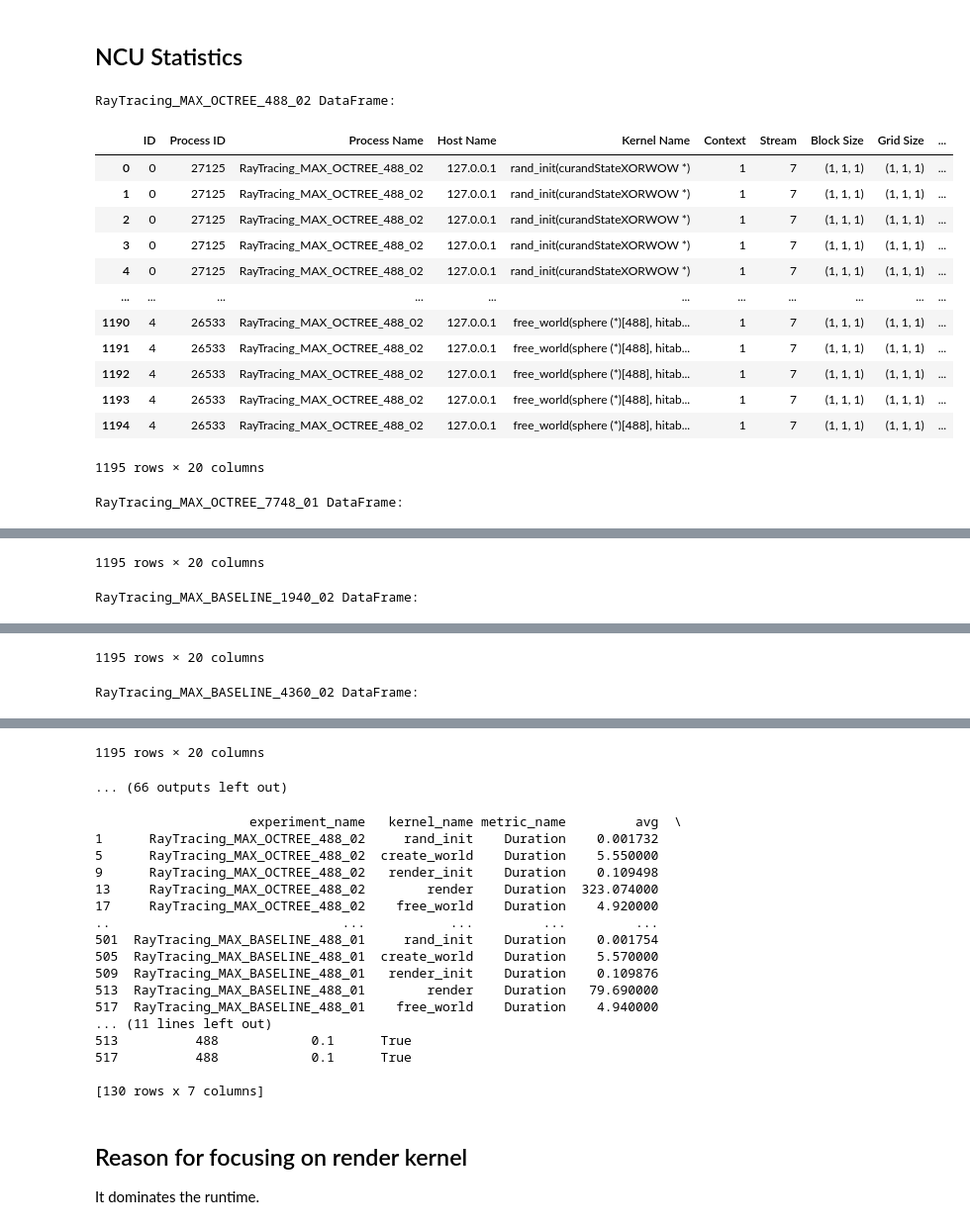
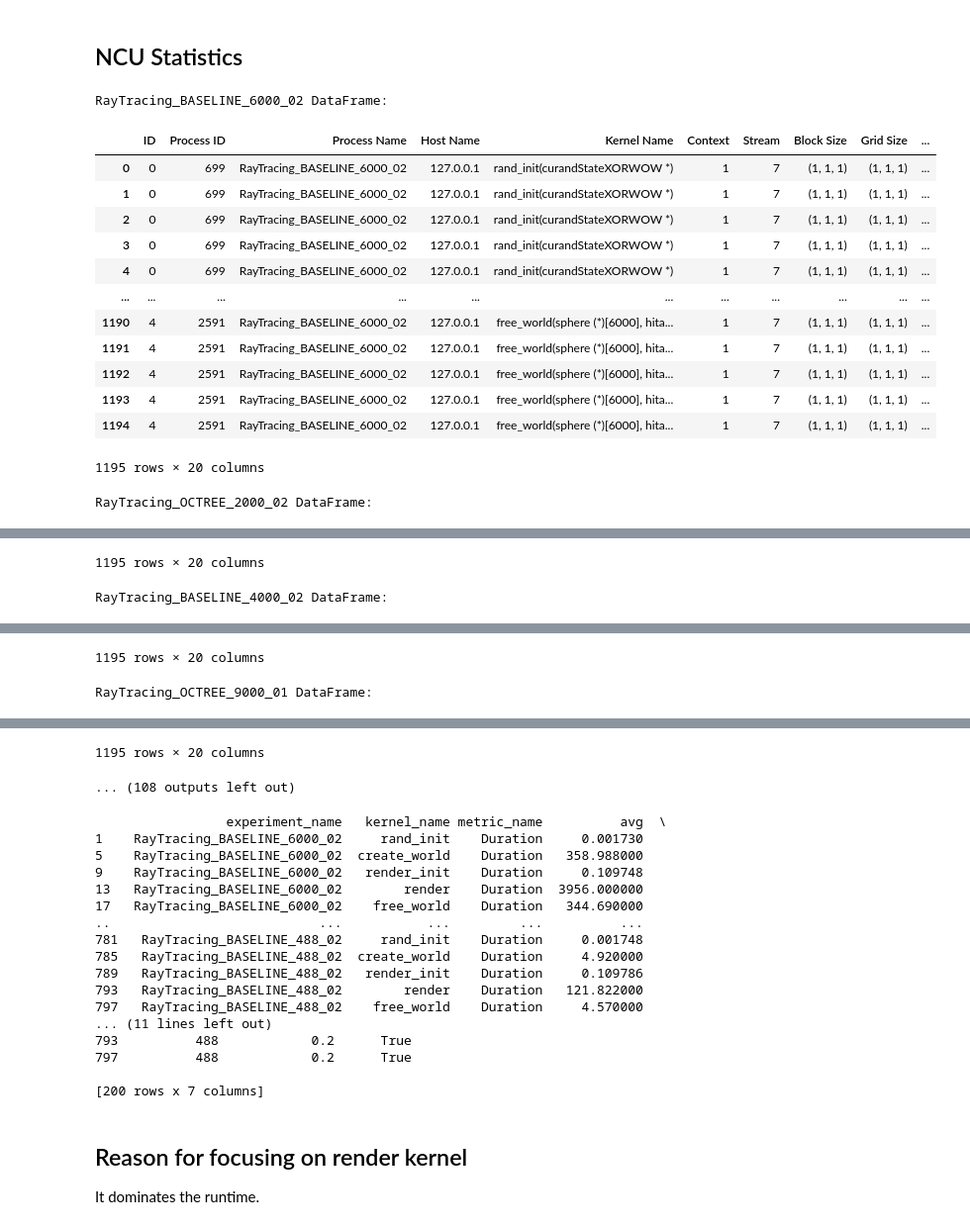
Before and after one commit to MuellerNico/DD2360-RayTracing, a Jupyter notebook: analysis/evaluations.ipynb, the cells around one changed output, grey strips where cells are left out. Shown at 99% size. Cells and saved outputs as stored; diff of their text form; code cells hidden in the pictures.

```diff
--- a/analysis/evaluations.ipynb
+++ b/analysis/evaluations.ipynb
@@ -22,43 +22,43 @@ plt.rcParams.update({
 # %%
 # this code chunk reads the data from the 5 ncu csvs into a dataframe for each experiment
 # the id column distinguishes between the 5 repetitions of the experiment
 # path to experiments folder
-experiments_path = './experiments'
+experiments_path = './experiments_new'
 
 experiment_dataframes = {}
 
 for experiment in os.listdir(experiments_path):
     experiment_folder = os.path.join(experiments_path, experiment)
 
     if os.path.isdir(experiment_folder):
         csv_files = [f for f in os.listdir(experiment_folder) if (f.endswith('.csv') and not f.endswith('gpu_memory.csv'))]
 
         dfs = []
         for csv_file in csv_files:
             file_path = os.path.join(experiment_folder, csv_file)
             df = pd.read_csv(file_path)
             dfs.append(df)
 
         experiment_dataframes[experiment] = pd.concat(dfs, ignore_index=True)
 
 # display head of each experiment
 for experiment, df in experiment_dataframes.items():
     print(f"\n{experiment} DataFrame:")
     display(df)
 # %% [output]
-RayTracing_MAX_OCTREE_488_02 DataFrame:
+RayTracing_BASELINE_6000_02 DataFrame:
 |  | ID | Process ID | Process Name | Host Name | Kernel Name | Context | Stream | Block Size | Grid Size | ... |
-| 0 | 0 | 27125 | RayTracing_MAX_OCTREE_488_02 | 127.0.0.1 | rand_init(curandStateXORWOW *) | 1 | 7 | (1, 1, 1) | (1, 1, 1) | ... |
-| 1 | 0 | 27125 | RayTracing_MAX_OCTREE_488_02 | 127.0.0.1 | rand_init(curandStateXORWOW *) | 1 | 7 | (1, 1, 1) | (1, 1, 1) | ... |
-| 2 | 0 | 27125 | RayTracing_MAX_OCTREE_488_02 | 127.0.0.1 | rand_init(curandStateXORWOW *) | 1 | 7 | (1, 1, 1) | (1, 1, 1) | ... |
-| 3 | 0 | 27125 | RayTracing_MAX_OCTREE_488_02 | 127.0.0.1 | rand_init(curandStateXORWOW *) | 1 | 7 | (1, 1, 1) | (1, 1, 1) | ... |
-| 4 | 0 | 27125 | RayTracing_MAX_OCTREE_488_02 | 127.0.0.1 | rand_init(curandStateXORWOW *) | 1 | 7 | (1, 1, 1) | (1, 1, 1) | ... |
+| 0 | 0 | 699 | RayTracing_BASELINE_6000_02 | 127.0.0.1 | rand_init(curandStateXORWOW *) | 1 | 7 | (1, 1, 1) | (1, 1, 1) | ... |
+| 1 | 0 | 699 | RayTracing_BASELINE_6000_02 | 127.0.0.1 | rand_init(curandStateXORWOW *) | 1 | 7 | (1, 1, 1) | (1, 1, 1) | ... |
+| 2 | 0 | 699 | RayTracing_BASELINE_6000_02 | 127.0.0.1 | rand_init(curandStateXORWOW *) | 1 | 7 | (1, 1, 1) | (1, 1, 1) | ... |
+| 3 | 0 | 699 | RayTracing_BASELINE_6000_02 | 127.0.0.1 | rand_init(curandStateXORWOW *) | 1 | 7 | (1, 1, 1) | (1, 1, 1) | ... |
+| 4 | 0 | 699 | RayTracing_BASELINE_6000_02 | 127.0.0.1 | rand_init(curandStateXORWOW *) | 1 | 7 | (1, 1, 1) | (1, 1, 1) | ... |
 | ... | ... | ... | ... | ... | ... | ... | ... | ... | ... | ... |
-| 1190 | 4 | 26533 | RayTracing_MAX_OCTREE_488_02 | 127.0.0.1 | free_world(sphere (*)[488], hitab... | 1 | 7 | (1, 1, 1) | (1, 1, 1) | ... |
-| 1191 | 4 | 26533 | RayTracing_MAX_OCTREE_488_02 | 127.0.0.1 | free_world(sphere (*)[488], hitab... | 1 | 7 | (1, 1, 1) | (1, 1, 1) | ... |
-| 1192 | 4 | 26533 | RayTracing_MAX_OCTREE_488_02 | 127.0.0.1 | free_world(sphere (*)[488], hitab... | 1 | 7 | (1, 1, 1) | (1, 1, 1) | ... |
-| 1193 | 4 | 26533 | RayTracing_MAX_OCTREE_488_02 | 127.0.0.1 | free_world(sphere (*)[488], hitab... | 1 | 7 | (1, 1, 1) | (1, 1, 1) | ... |
-| 1194 | 4 | 26533 | RayTracing_MAX_OCTREE_488_02 | 127.0.0.1 | free_world(sphere (*)[488], hitab... | 1 | 7 | (1, 1, 1) | (1, 1, 1) | ... |
+| 1190 | 4 | 2591 | RayTracing_BASELINE_6000_02 | 127.0.0.1 | free_world(sphere (*)[6000], hita... | 1 | 7 | (1, 1, 1) | (1, 1, 1) | ... |
+| 1191 | 4 | 2591 | RayTracing_BASELINE_6000_02 | 127.0.0.1 | free_world(sphere (*)[6000], hita... | 1 | 7 | (1, 1, 1) | (1, 1, 1) | ... |
+| 1192 | 4 | 2591 | RayTracing_BASELINE_6000_02 | 127.0.0.1 | free_world(sphere (*)[6000], hita... | 1 | 7 | (1, 1, 1) | (1, 1, 1) | ... |
+| 1193 | 4 | 2591 | RayTracing_BASELINE_6000_02 | 127.0.0.1 | free_world(sphere (*)[6000], hita... | 1 | 7 | (1, 1, 1) | (1, 1, 1) | ... |
+| 1194 | 4 | 2591 | RayTracing_BASELINE_6000_02 | 127.0.0.1 | free_world(sphere (*)[6000], hita... | 1 | 7 | (1, 1, 1) | (1, 1, 1) | ... |
 1195 rows × 20 columns
-RayTracing_MAX_OCTREE_7748_01 DataFrame:
+RayTracing_OCTREE_2000_02 DataFrame:
 |  | ID | Process ID | Process Name | Host Name | Kernel Name | Context | Stream | Block Size | Grid Size | ... |
@@ -76,3 +76,3 @@ RayTracing_MAX_OCTREE_7748_01 DataFrame:
 1195 rows × 20 columns
-RayTracing_MAX_BASELINE_1940_02 DataFrame:
+RayTracing_BASELINE_4000_02 DataFrame:
 |  | ID | Process ID | Process Name | Host Name | Kernel Name | Context | Stream | Block Size | Grid Size | ... |
@@ -90,3 +90,3 @@ RayTracing_MAX_BASELINE_1940_02 DataFrame:
 1195 rows × 20 columns
-RayTracing_MAX_BASELINE_4360_02 DataFrame:
+RayTracing_OCTREE_9000_01 DataFrame:
 |  | ID | Process ID | Process Name | Host Name | Kernel Name | Context | Stream | Block Size | Grid Size | ... |
@@ -104,5 +104,5 @@ RayTracing_MAX_BASELINE_4360_02 DataFrame:
 1195 rows × 20 columns
-... (66 outputs left out)
+... (108 outputs left out)
 # %%
 # here the repetitions of each experiment will be combined
 # the values of metrics_to_average will be averaged and stored in a new data frame
@@ -155,23 +155,23 @@ result_df = pd.DataFrame(result_data)
 # display all duration values
 print(result_df[result_df['metric_name'] == 'Duration'])
 # %% [output]
-                    experiment_name   kernel_name metric_name         avg  \
-1      RayTracing_MAX_OCTREE_488_02     rand_init    Duration    0.001732
-5      RayTracing_MAX_OCTREE_488_02  create_world    Duration    5.550000
-9      RayTracing_MAX_OCTREE_488_02   render_init    Duration    0.109498
-13     RayTracing_MAX_OCTREE_488_02        render    Duration  323.074000
-17     RayTracing_MAX_OCTREE_488_02    free_world    Duration    4.920000
-..                              ...           ...         ...         ...
-501  RayTracing_MAX_BASELINE_488_01     rand_init    Duration    0.001754
-505  RayTracing_MAX_BASELINE_488_01  create_world    Duration    5.570000
-509  RayTracing_MAX_BASELINE_488_01   render_init    Duration    0.109876
-513  RayTracing_MAX_BASELINE_488_01        render    Duration   79.690000
-517  RayTracing_MAX_BASELINE_488_01    free_world    Duration    4.940000
+                 experiment_name   kernel_name metric_name          avg  \
+1    RayTracing_BASELINE_6000_02     rand_init    Duration     0.001730
+5    RayTracing_BASELINE_6000_02  create_world    Duration   358.988000
+9    RayTracing_BASELINE_6000_02   render_init    Duration     0.109748
+13   RayTracing_BASELINE_6000_02        render    Duration  3956.000000
+17   RayTracing_BASELINE_6000_02    free_world    Duration   344.690000
+..                           ...           ...         ...          ...
+781   RayTracing_BASELINE_488_02     rand_init    Duration     0.001748
+785   RayTracing_BASELINE_488_02  create_world    Duration     4.920000
+789   RayTracing_BASELINE_488_02   render_init    Duration     0.109786
+793   RayTracing_BASELINE_488_02        render    Duration   121.822000
+797   RayTracing_BASELINE_488_02    free_world    Duration     4.570000
 ... (11 lines left out)
-513          488            0.1      True
-517          488            0.1      True
+793          488            0.2      True
+797          488            0.2      True
 
-[130 rows x 7 columns]
+[200 rows x 7 columns]
 # %% [markdown]
 ## Reason for focusing on render kernel
 
```
Also changed, not shown: parts of 6 cells of this notebook, 2 other files.
